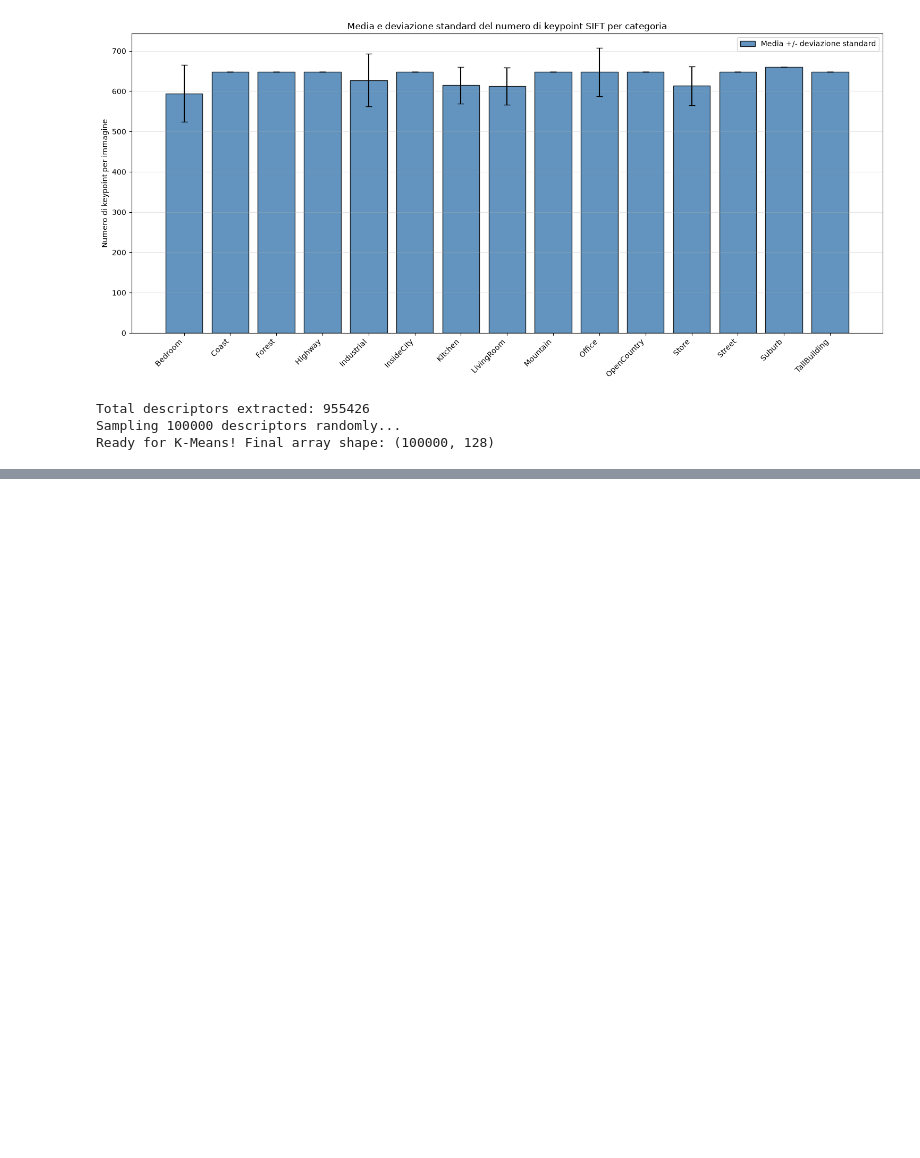
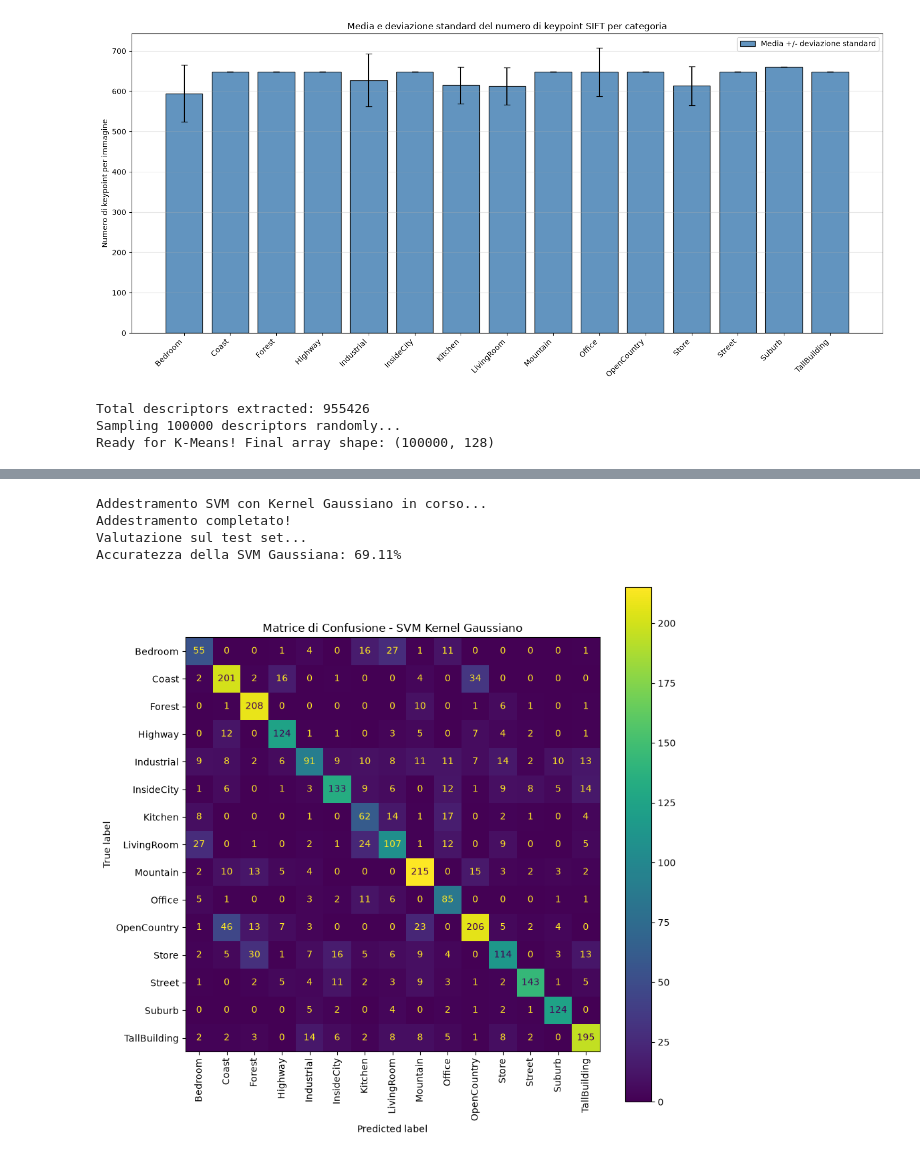
Before and after one commit to RebertoUNI/Computer-vision, a Jupyter notebook: dense sift.ipynb, the cells around one changed output, grey strips where cells are left out. Drawn from its saved outputs; the diff is of its cells as text; code cells hidden in the pictures; blank space fills up the shorter version.

```diff
--- a/dense sift.ipynb
+++ b/dense sift.ipynb
@@ -504,31 +504,37 @@ Calcolo degli output a valori reali (decision scores)...
 # %%
 # --- ADDESTRAMENTO SVM CON KERNEL GAUSSIANO (RBF) ---
 print("Addestramento SVM con Kernel Gaussiano in corso...")
 
 # Inizializziamo il classificatore SVC con kernel RBF (gaussiano)
 # C è il parametro di regolarizzazione (puoi regolarlo es. 1.0, 10.0)
 # gamma definisce l'ampiezza della gaussiana ('scale' o 'auto' sono ottimi punti di partenza)
 svm_gaussiana = SVC(kernel='rbf', C=1.0, gamma='scale', random_state=42)
 
 # Alleniamo il modello sui dati di training
 svm_gaussiana.fit(X_train, y_train)
 
 print("Addestramento completato!")
 
 # --- VALUTAZIONE SUL TEST SET ---
 print("Valutazione sul test set...")
 y_pred = svm_gaussiana.predict(X_test)
 
 # Calcoliamo l'accuratezza e stampiamo la matrice di confusione
 acc = accuracy_score(y_test, y_pred)
 print(f"Accuratezza della SVM Gaussiana: {acc * 100:.2f}%")
 
 cm = confusion_matrix(y_test, y_pred, labels=classi)
-disp = ConfusionMatrixDisplay(confusion_matrix=cm, display_classes=classi)
+disp = ConfusionMatrixDisplay(confusion_matrix=cm, display_labels=classi)
 
 # Mostriamo la matrice di confusione a schermo
 import matplotlib.pyplot as plt
 fig, ax = plt.subplots(figsize=(10, 10))
 disp.plot(ax=ax, xticks_rotation='vertical')
 plt.title("Matrice di Confusione - SVM Kernel Gaussiano")
 plt.show()
+# %% [output]
+Addestramento SVM con Kernel Gaussiano in corso...
+Addestramento completato!
+Valutazione sul test set...
+Accuratezza della SVM Gaussiana: 69.11%
+[figure, added]
```
Also changed, not shown: parts of 7 cells of this notebook, 1 other file.
